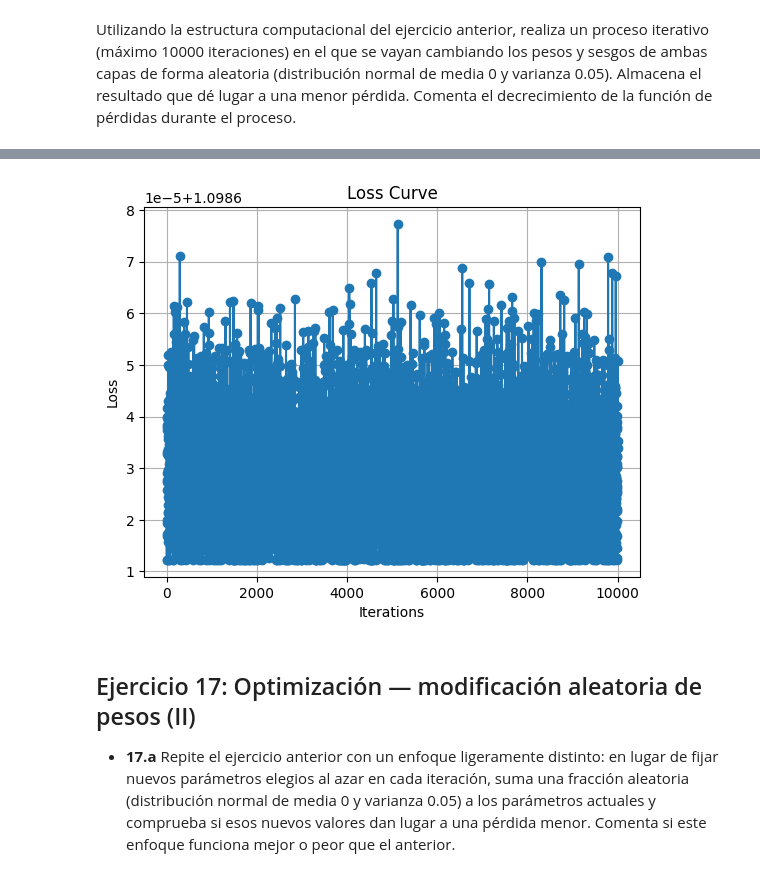
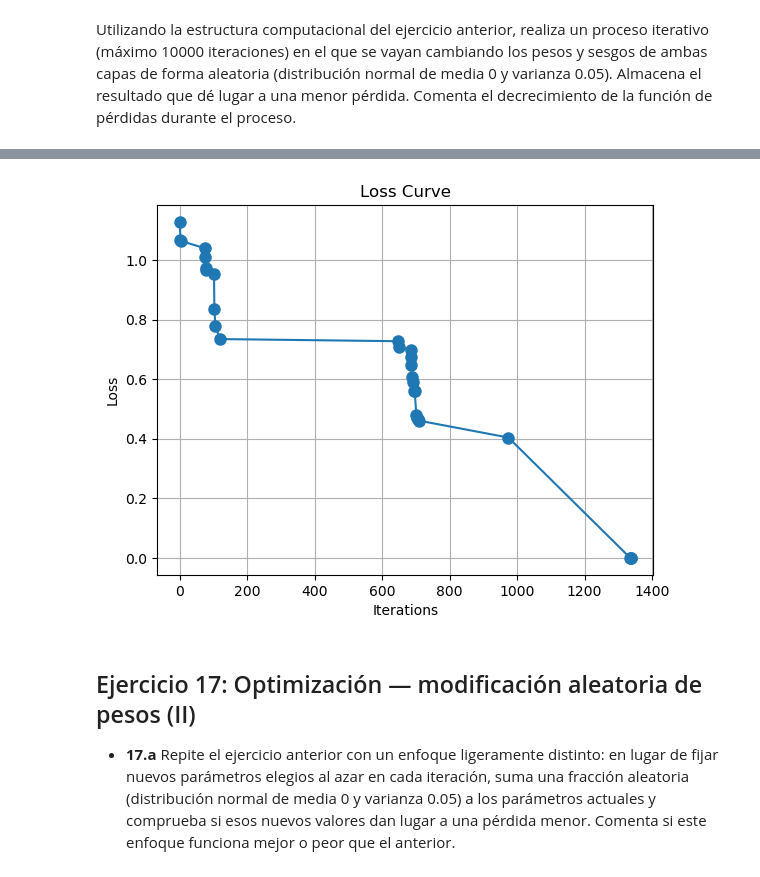
Before and after one commit to ElCharcos/Practica_Opt_Ex_y_Ap, a Jupyter notebook: Sol_P1_Enunciado.ipynb, the cells around one changed output, grey strips where cells are left out. Saved outputs shown, nothing was run; the diff lists cells and outputs as text; code cells hidden in the pictures.

````diff
--- a/Sol_P1_Enunciado.ipynb
+++ b/Sol_P1_Enunciado.ipynb
@@ -526,7 +531,7 @@ class Loss(ABC):
  - **15.a** A partir del ejercicio 14, implementa una clase llamada ```Loss_CategoricalCrossentropy``` que herede de la clase abstracta anterior e implemente el método ```forward```, para el caso de una función de pérdida tipo entropía cruzada categórica.
 # %%
 # SOL EJ 15a
-class CategoricalCrossEntropy(Loss):
+class Loss_CategoricalCrossentropy(Loss):
     def forward(self, output, y):
         sample = len(output)
 
@@ -562,6 +567,8 @@ activation1.forward(dense1.output)
 dense2.forward(activation1.output)
 activation2.forward(dense2.output)
 
-categorical_entropy1 = CategoricalCrossEntropy()
-categorical_entropy1.calculate(activation2.output, y)
+categorical_entropy1 = Loss_CategoricalCrossentropy()
+loss = categorical_entropy1.calculate(activation2.output, y)
+
+print("Pérdida:", loss)
 # %% [output]
@@ -638,14 +704,19 @@ for i in range(0, iter):
 # %%
-plt.plot(list(range(0, iter)), minor_losses, marker='o', linestyle='-')
-plt.title('Loss Curve')
-plt.xlabel('Iterations')
-plt.ylabel('Loss')
+plt.plot(
+    list(minor_losses.keys()),
+    list(minor_losses.values()),
+    "o-",
+    markersize=8,
+)
+plt.title("Loss Curve")
+plt.xlabel("Iterations")
+plt.ylabel("Loss")
 plt.grid(True)
 
 # Show the plot
 plt.show()
 # %% [output]
-[figure, old version]
+[figure, new version]
 # %% [markdown]
 ## Ejercicio 17: Optimización — modificación aleatoria de pesos (II)
 
````
Also changed, not shown: parts of 14 cells of this notebook.
